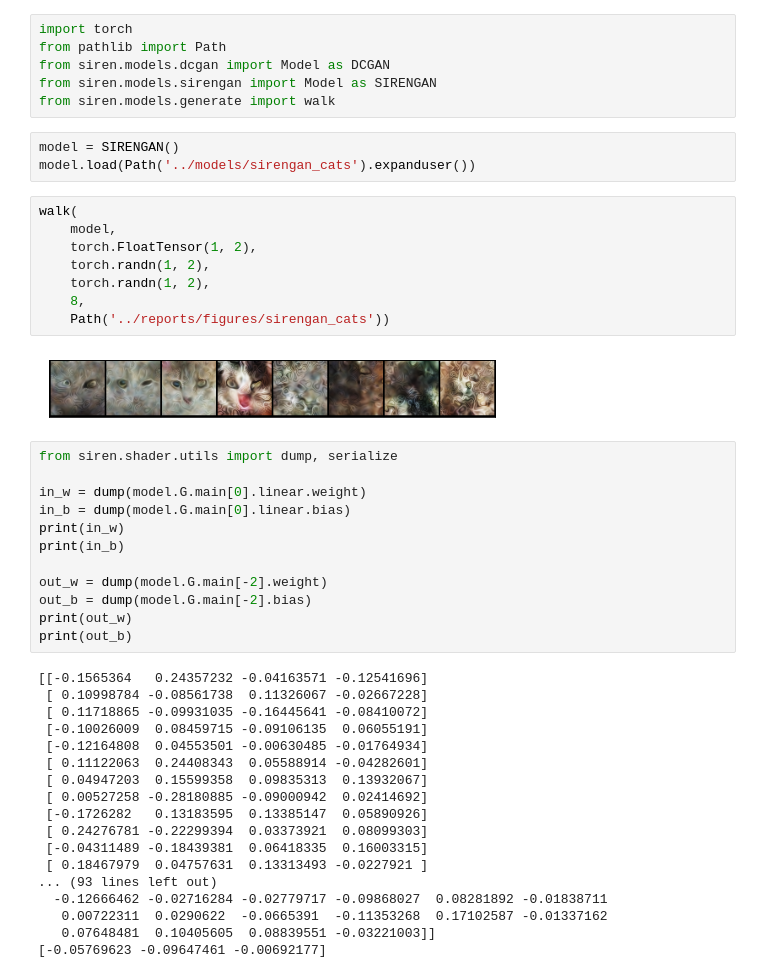
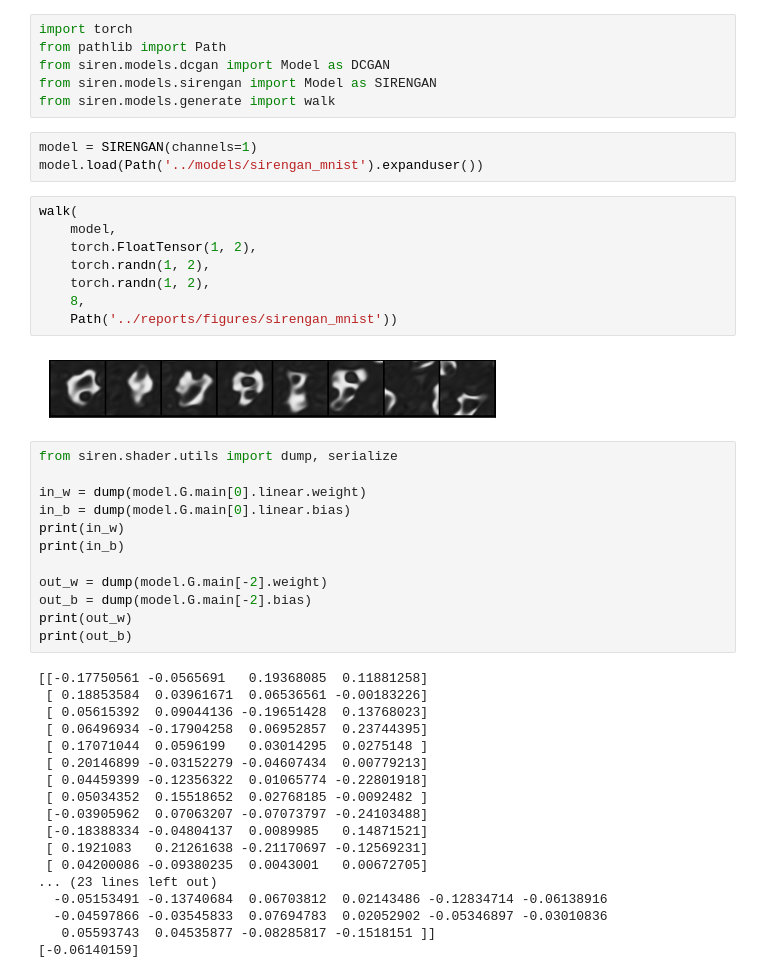
Before and after one commit to ognis1205/siren-gan, a Jupyter notebook: notebooks/SIREN-GAN.ipynb, the cells around one changed output. Cells and saved outputs as stored; diff of their text form.

```diff
--- a/notebooks/SIREN-GAN.ipynb
+++ b/notebooks/SIREN-GAN.ipynb
@@ -5,18 +5,18 @@ from siren.models.dcgan import Model as DCGAN
 from siren.models.sirengan import Model as SIRENGAN
 from siren.models.generate import walk
 # %%
-model = SIRENGAN()
-model.load(Path('../models/sirengan_cats').expanduser())
+model = SIRENGAN(channels=1)
+model.load(Path('../models/sirengan_mnist').expanduser())
 # %%
 walk(
     model,
     torch.FloatTensor(1, 2),
     torch.randn(1, 2),
     torch.randn(1, 2),
     8,
-    Path('../reports/figures/sirengan_cats'))
+    Path('../reports/figures/sirengan_mnist'))
 # %% [output]
-[figure, old version]
+[figure, new version]
 # %%
 from siren.shader.utils import dump, serialize
 
@@ -30,23 +30,23 @@ out_b = dump(model.G.main[-2].bias)
 print(out_w)
 print(out_b)
 # %% [output]
-[[-0.1565364   0.24357232 -0.04163571 -0.12541696]
- [ 0.10998784 -0.08561738  0.11326067 -0.02667228]
- [ 0.11718865 -0.09931035 -0.16445641 -0.08410072]
- [-0.10026009  0.08459715 -0.09106135  0.06055191]
- [-0.12164808  0.04553501 -0.00630485 -0.01764934]
- [ 0.11122063  0.24408343  0.05588914 -0.04282601]
- [ 0.04947203  0.15599358  0.09835313  0.13932067]
- [ 0.00527258 -0.28180885 -0.09000942  0.02414692]
- [-0.1726282   0.13183595  0.13385147  0.05890926]
- [ 0.24276781 -0.22299394  0.03373921  0.08099303]
- [-0.04311489 -0.18439381  0.06418335  0.16003315]
- [ 0.18467979  0.04757631  0.13313493 -0.0227921 ]
-... (93 lines left out)
-  -0.12666462 -0.02716284 -0.02779717 -0.09868027  0.08281892 -0.01838711
-   0.00722311  0.0290622  -0.0665391  -0.11353268  0.17102587 -0.01337162
-   0.07648481  0.10405605  0.08839551 -0.03221003]]
-[-0.05769623 -0.09647461 -0.00692177]
+[[-0.17750561 -0.0565691   0.19368085  0.11881258]
+ [ 0.18853584  0.03961671  0.06536561 -0.00183226]
+ [ 0.05615392  0.09044136 -0.19651428  0.13768023]
+ [ 0.06496934 -0.17904258  0.06952857  0.23744395]
+ [ 0.17071044  0.0596199   0.03014295  0.0275148 ]
+ [ 0.20146899 -0.03152279 -0.04607434  0.00779213]
+ [ 0.04459399 -0.12356322  0.01065774 -0.22801918]
+ [ 0.05034352  0.15518652  0.02768185 -0.0092482 ]
+ [-0.03905962  0.07063207 -0.07073797 -0.24103488]
+ [-0.18388334 -0.04804137  0.0089985   0.14871521]
+ [ 0.1921083   0.21261638 -0.21170697 -0.12569231]
+ [ 0.04200086 -0.09380235  0.0043001   0.00672705]
+... (23 lines left out)
+  -0.05153491 -0.13740684  0.06703812  0.02143486 -0.12834714 -0.06138916
+  -0.04597866 -0.03545833  0.07694783  0.02052902 -0.05346897 -0.03010836
+   0.05593743  0.04535877 -0.08285817 -0.1518151 ]]
+[-0.06140159]
 # %%
 serialize(model.G, 'f')
 # %% [output]
```
Also changed, not shown: parts of 1 cell of this notebook, 1 other file.
